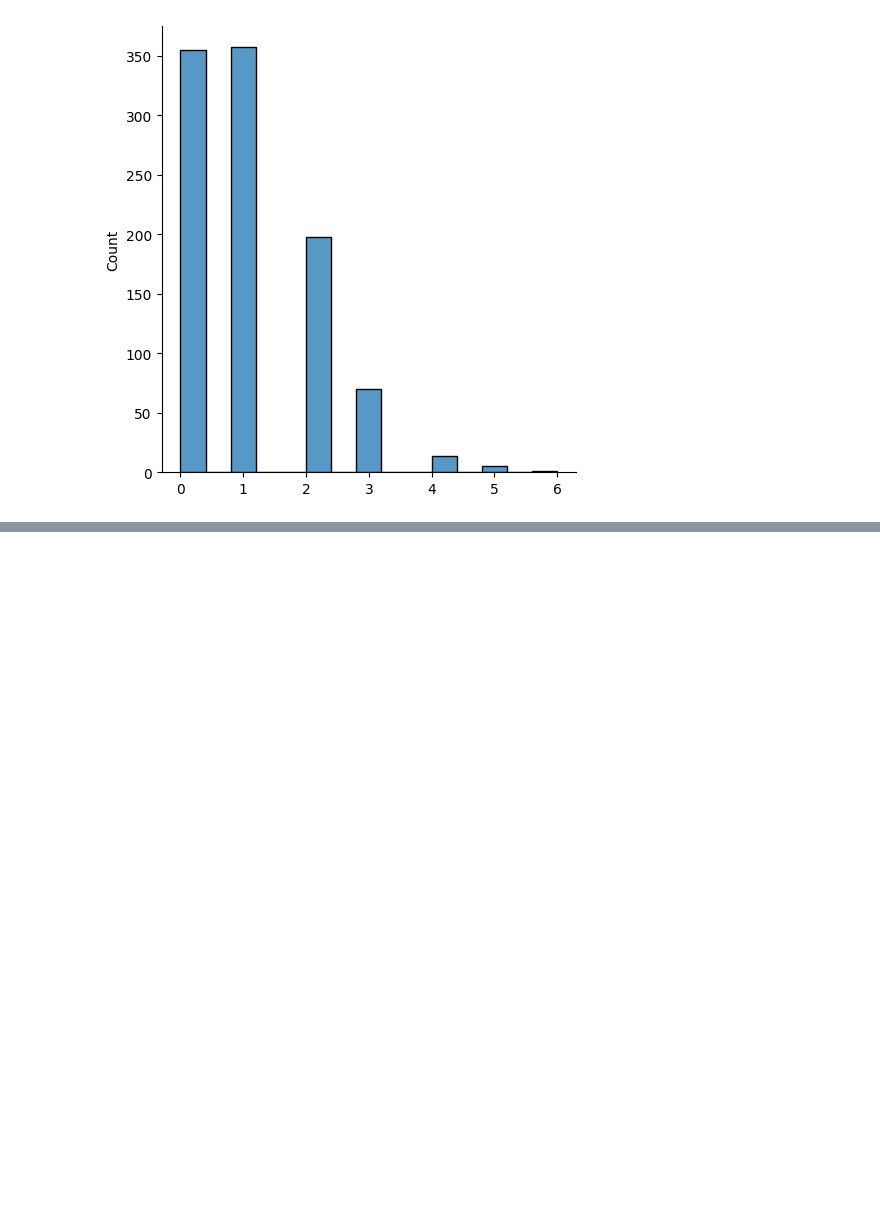
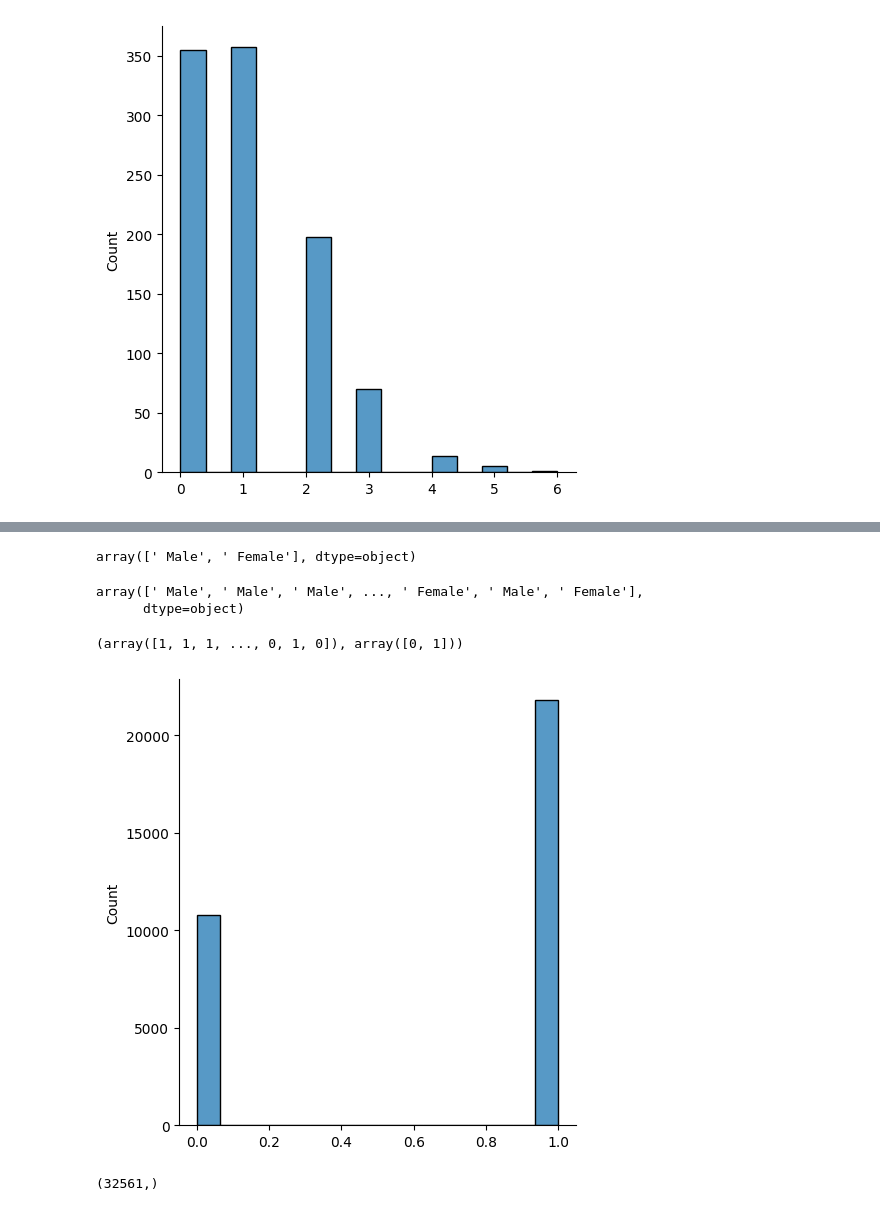
Before and after one commit to HammadN98/Curso_Estatistica, a Jupyter notebook: S6DistribuicoesEstatisticas.ipynb, the cells around one changed output, grey strips where cells are left out. Cells and saved outputs as stored; diff of their text form; code cells hidden in the pictures; blank space fills up the shorter version.

```diff
--- a/S6DistribuicoesEstatisticas.ipynb
+++ b/S6DistribuicoesEstatisticas.ipynb
@@ -576,0 +582,3 @@ sns.displot(dados_poisson, kde=False)
+# %%
+dataset = pd.read_csv('https://raw.githubusercontent.com/HammadN98/Curso_Estatistica/main/dados/census.csv')
+dataset.head()
@@ -576,0 +592,26 @@ sns.displot(dados_poisson, kde=False)
+# %%
+dataset['sex'].unique()
+# %% [output]
+array([' Male', ' Female'], dtype=object)
+# %%
+X =dataset['sex'].values
+X
+# %% [output]
+array([' Male', ' Male', ' Male', ..., ' Female', ' Male', ' Female'],
+      dtype=object)
+# %%
+from sklearn.preprocessing import LabelEncoder
+label_encoder = LabelEncoder() #PAra transformar os valoes categoricos em valor discretos
+X = label_encoder.fit_transform(X)
+# %%
+X, np.unique(X)
+# %% [output]
+(array([1, 1, 1, ..., 0, 1, 0]), array([0, 1]))
+# %%
+sns.displot(X, kde=False);
+# %% [output]
+[figure, added]
+# %%
+X.shape
+# %% [output]
+(32561,)
```
Also changed, not shown: parts of 10 cells of this notebook.
